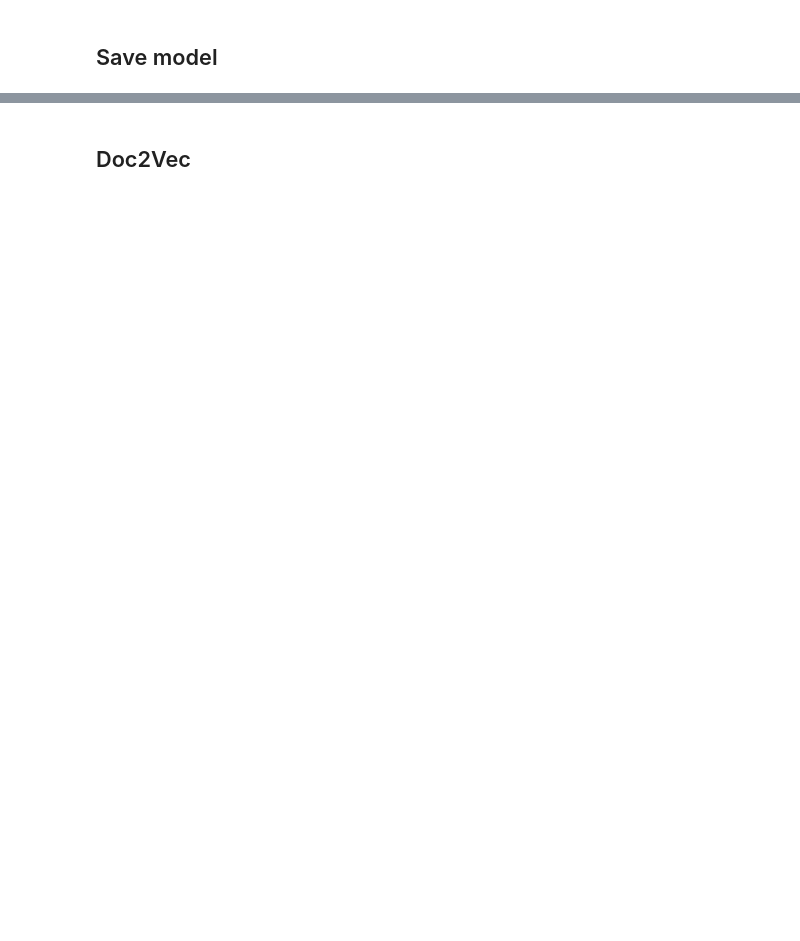
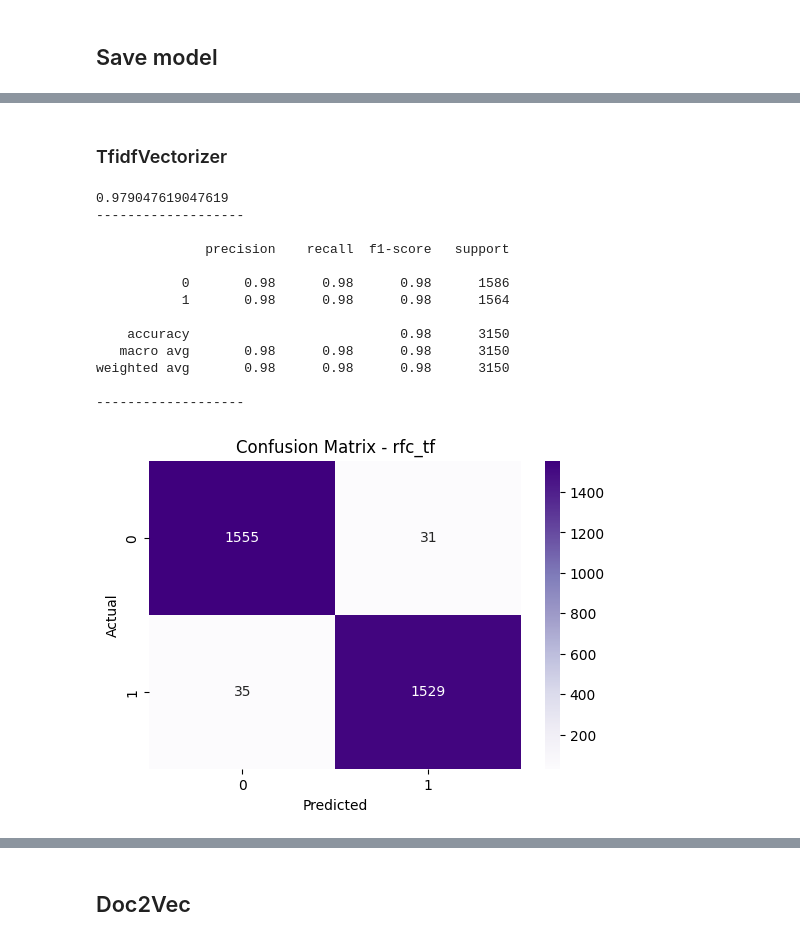
Before and after one commit to Hieu0112/DATN, a Jupyter notebook: AppDetection/Vietnamese/Detect_2_viet.ipynb, the cells around one changed output, grey strips where cells are left out. Saved outputs shown, nothing was run; the diff lists cells and outputs as text; code cells hidden in the pictures; blank space fills up the shorter version.

```diff
--- a/AppDetection/Vietnamese/Detect_2_viet.ipynb
+++ b/AppDetection/Vietnamese/Detect_2_viet.ipynb
@@ -439,0 +576,26 @@ pred_rfc_w2v = rfc_w2v.predict(Xv_testW2V)
+# %% [markdown]
+### TfidfVectorizer
+# %%
+accuracy = accuracy_score(y_test, pred_rfc_tf)
+print(accuracy)
+print('-------------------\n')
+
+print(classification_report(y_true=y_test, y_pred=pred_rfc_tf))
+print('-------------------\n')
+
+evaluate_model(y_true=y_test, y_pred=pred_rfc_tf,name_model="rfc_tf", save=True)
+# %% [output]
+0.979047619047619
+-------------------
+
+              precision    recall  f1-score   support
+
+           0       0.98      0.98      0.98      1586
+           1       0.98      0.98      0.98      1564
+
+    accuracy                           0.98      3150
+   macro avg       0.98      0.98      0.98      3150
+weighted avg       0.98      0.98      0.98      3150
+
+-------------------
+[figure, added]
```
Also changed, not shown: parts of 147 cells of this notebook, 9 other files.
